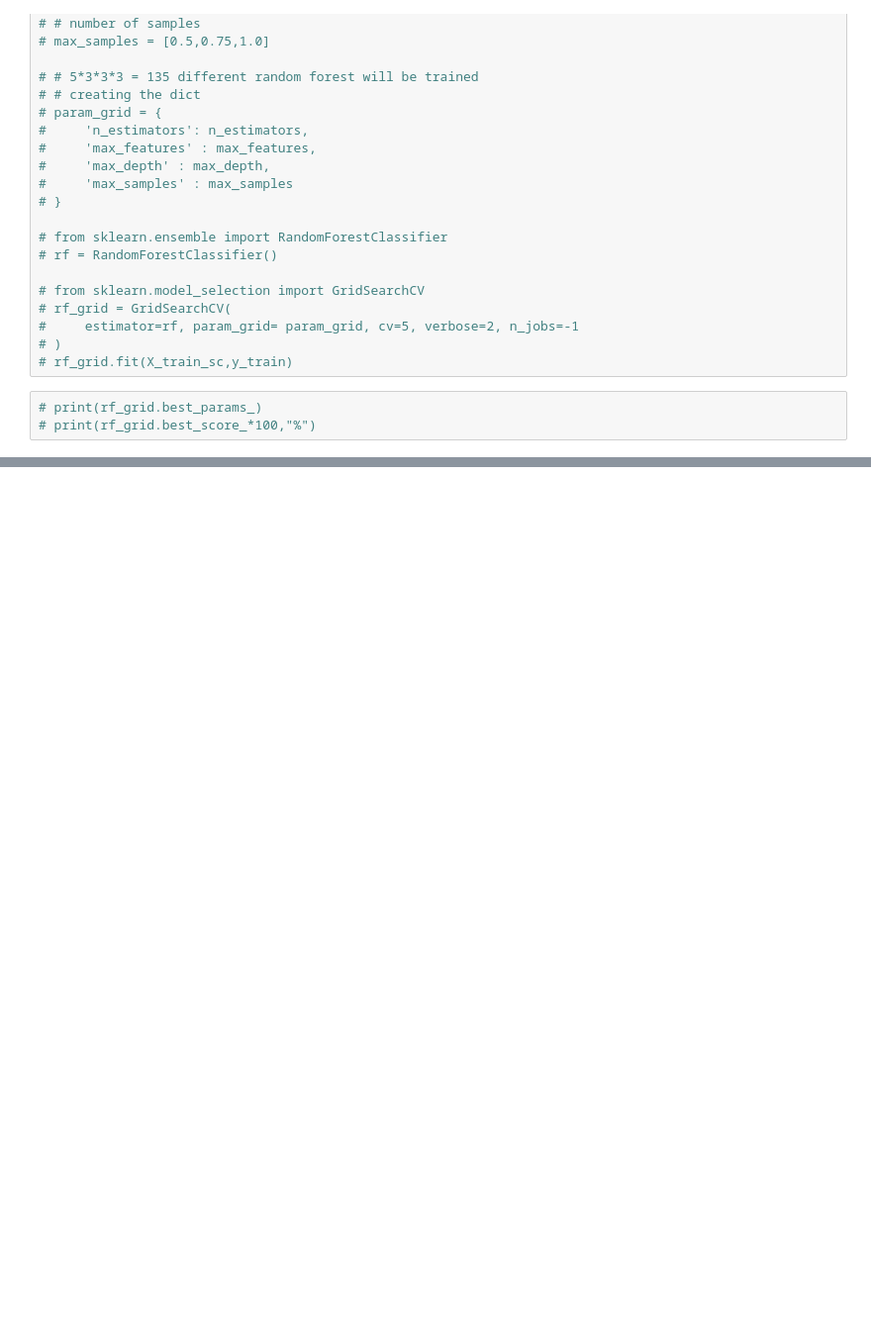
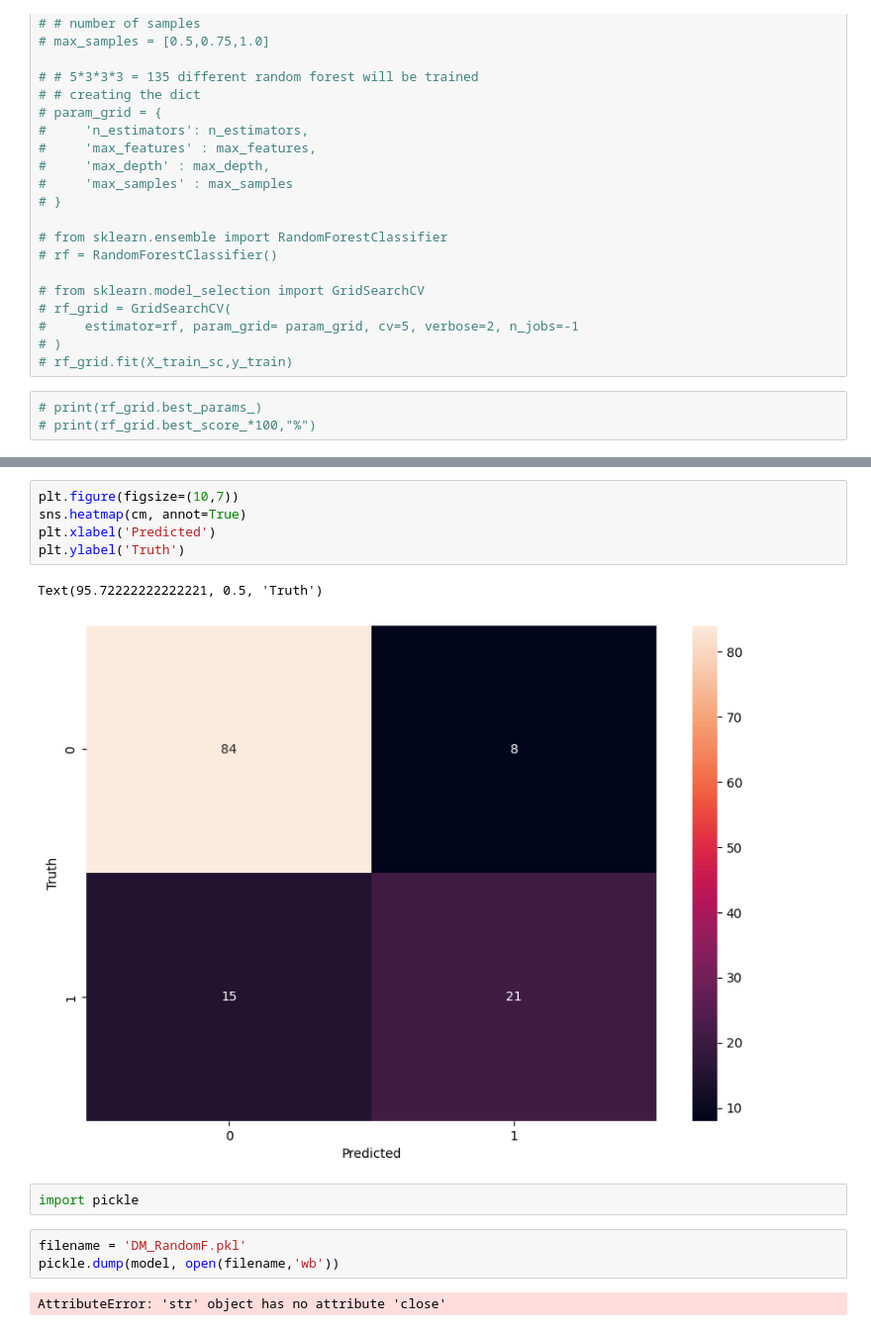
Before and after one commit to Babun001/Diabetes-Prediction-using-Machine-Learning, a Jupyter notebook: DM_RandomF.ipynb, the cells around one changed output, grey strips where cells are left out. Shown at 99% size. Saved outputs shown, nothing was run; the diff lists cells and outputs as text; blank space fills up the shorter version.

Commit message:
pickle

```diff
--- a/DM_RandomF.ipynb
+++ b/DM_RandomF.ipynb
@@ -190,0 +195,15 @@ cm
+# %%
+plt.figure(figsize=(10,7))
+sns.heatmap(cm, annot=True)
+plt.xlabel('Predicted')
+plt.ylabel('Truth')
+# %% [output]
+Text(95.72222222222221, 0.5, 'Truth')
+[figure, added]
+# %%
+import pickle
+# %%
+filename = 'DM_RandomF.pkl'
+pickle.dump(model, open(filename,'wb'))
+# %% [output]
+AttributeError: 'str' object has no attribute 'close'
```
Also changed, not shown: parts of 4 cells of this notebook, 1 other file.
